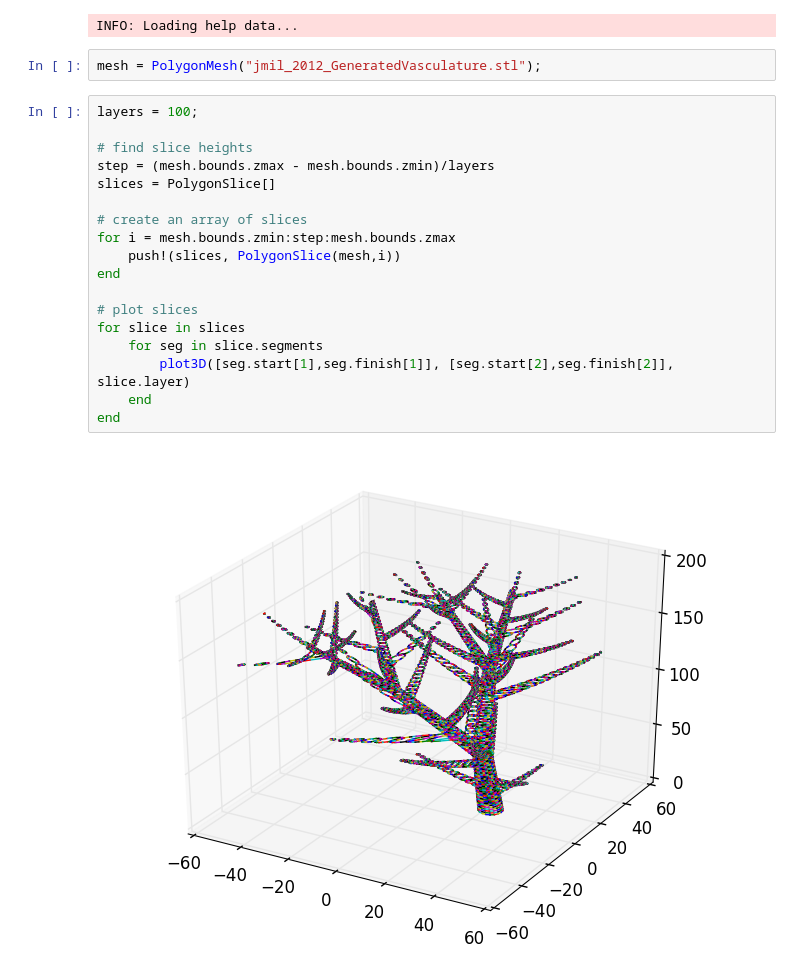
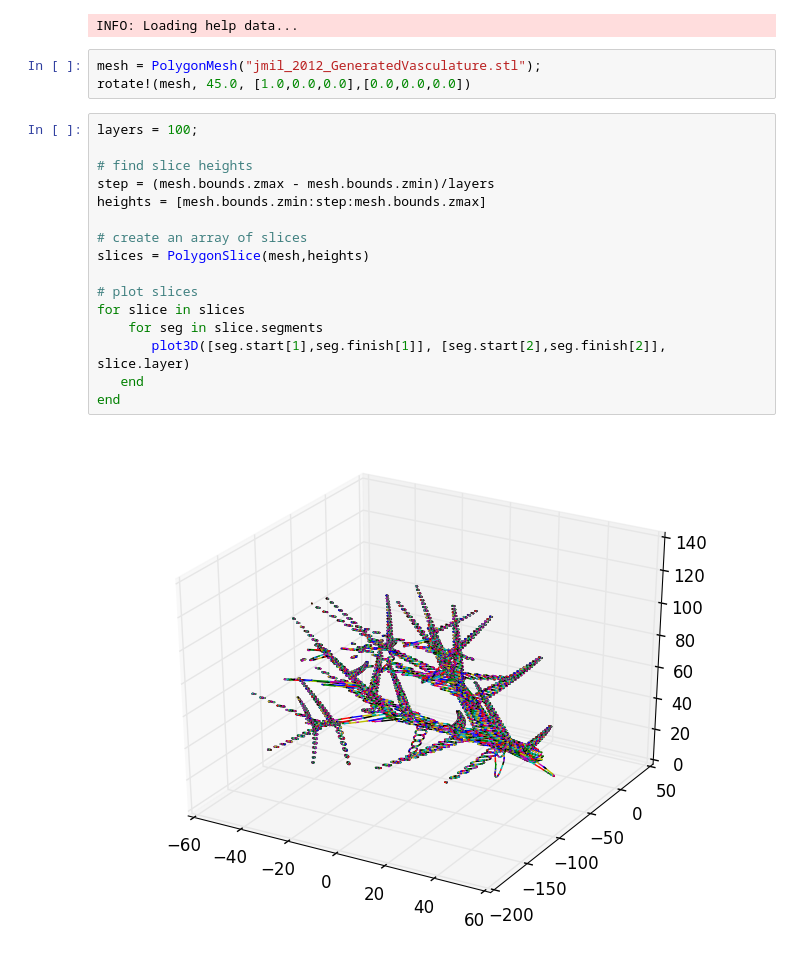
Before and after one commit to sjkelly/MeshSlicer.jl, a Jupyter notebook: examples/slice_tree.ipynb, the cells around one changed output. Cells and saved outputs as stored; diff of their text form.

```diff
--- a/examples/slice_tree.ipynb
+++ b/examples/slice_tree.ipynb
@@ -8,25 +8,24 @@ using MeshSlicer
 using PyPlot
 # %% [output]
 INFO: Loading help data...
-# %%
-mesh = PolygonMesh("jmil_2012_GeneratedVasculature.stl");
+# %%
+mesh = PolygonMesh("jmil_2012_GeneratedVasculature.stl");
+rotate!(mesh, 45.0, [1.0,0.0,0.0],[0.0,0.0,0.0])
 # %%
 layers = 100;
 
 # find slice heights
 step = (mesh.bounds.zmax - mesh.bounds.zmin)/layers
-slices = PolygonSlice[]
+heights = [mesh.bounds.zmin:step:mesh.bounds.zmax]
 
 # create an array of slices
-for i = mesh.bounds.zmin:step:mesh.bounds.zmax
-    push!(slices, PolygonSlice(mesh,i))
-end
+slices = PolygonSlice(mesh,heights)
 
 # plot slices
 for slice in slices
     for seg in slice.segments
-        plot3D([seg.start[1],seg.finish[1]], [seg.start[2],seg.finish[2]], slice.layer)
-    end
+       plot3D([seg.start[1],seg.finish[1]], [seg.start[2],seg.finish[2]], slice.layer)
+   end
 end
 # %% [output]
-[figure, old version]
+[figure, new version]
```
